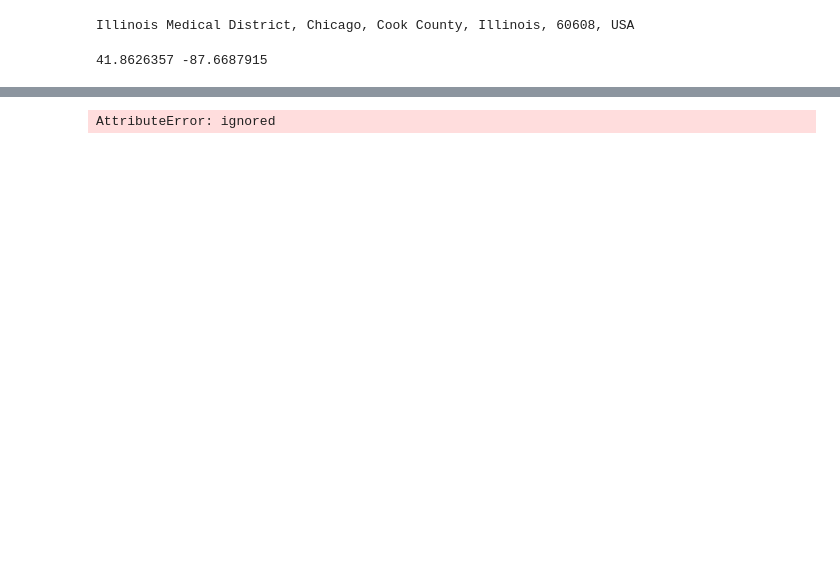
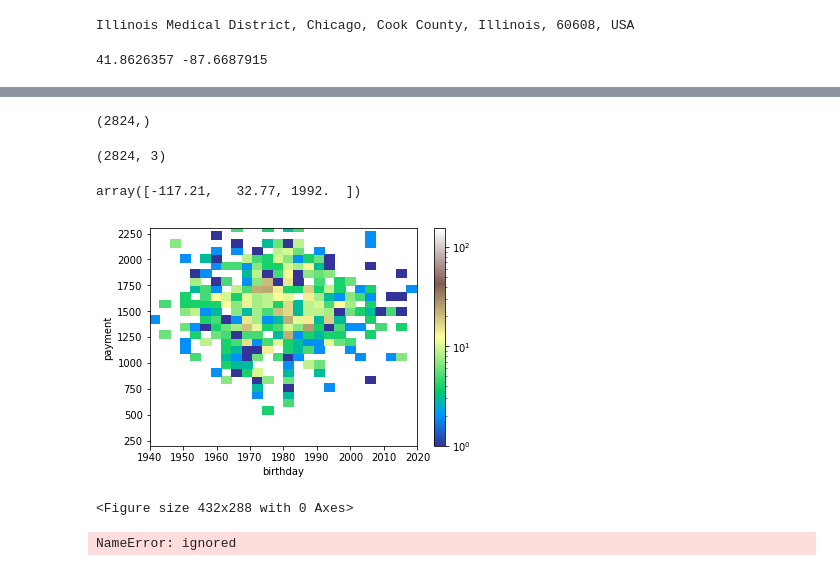
Before and after one commit to SiweiLuo/DL_with_Python, a Jupyter notebook: rent.ipynb, the cells around one changed output, grey strips where cells are left out. Cells and saved outputs as stored; diff of their text form; code cells hidden in the pictures; blank space fills up the shorter version.

```diff
--- a/rent.ipynb
+++ b/rent.ipynb
@@ -15,9 +50,21 @@ print(location.latitude,location.longitude)
 # %%
 f = open(r'testData.txt')
 # %%
-lines = f.readlines()[1:]
+lines = f.readlines()[1:6000]
 # %%
 loc = []
 xx = [] #longitude
 yy = [] #latitude
+inputs = [] #longitude latitude and birthday
 payment = []
+birthday = []
+# %%
+def use_uszipcode(_houseZip):
+  search = SearchEngine(simple_zipcode=True)
+  # using zipcode
+  location = search.by_zipcode(_houseZip)
+  #print(location.values()[7:9])
+  x = [location.values()[7],location.values()[8]]
+  #print(x)
+
+  return x
@@ -119,14 +194,0 @@ output.close()
-# %%
-testf = open('csvfile.csv','w')
-
-dummylist = []
-
-dummylist = ['a','b','c']
-
-for word in dummylist:
-  testf.writerows([word])
-#testf.write() #Give your csv text here.
-## Python will convert \n to os.linesep
-testf.close()
-# %% [output]
-AttributeError: ignored
@@ -133,3 +205,34 @@ AttributeError: ignored
+# %%
+birthday.shape
+# %% [output]
+(2824,)
+# %%
+inputs.shape
+# %% [output]
+(2824, 3)
+# %%
+inputs[3]
+# %% [output]
+array([-117.21,   32.77, 1992.  ])
+# %%
+path = os.path.join('birthday_vs_payment.png')
+
+plt.hist2d(birthday,payment,bins=40,cmap='terrain',norm=LogNorm())
+plt.axis([1940,2020,200,2300])
+plt.xlabel('birthday')
+plt.ylabel('payment')
+#plt.legend(loc='upper right')
+plt.colorbar()
+plt.show()
+plt.savefig(path,format='png', dpi=300)
+# %% [output]
+[figure, added]
+<Figure size 432x288 with 0 Axes>
+# %%
+plt.scatter(birthday,payment)
+plt.show()
+# %% [output]
+NameError: ignored
 # %%
 import csv
 with open('yourNewFileName.csv', 'w', ) as myfile:
```
Also changed, not shown: parts of 47 cells of this notebook.
